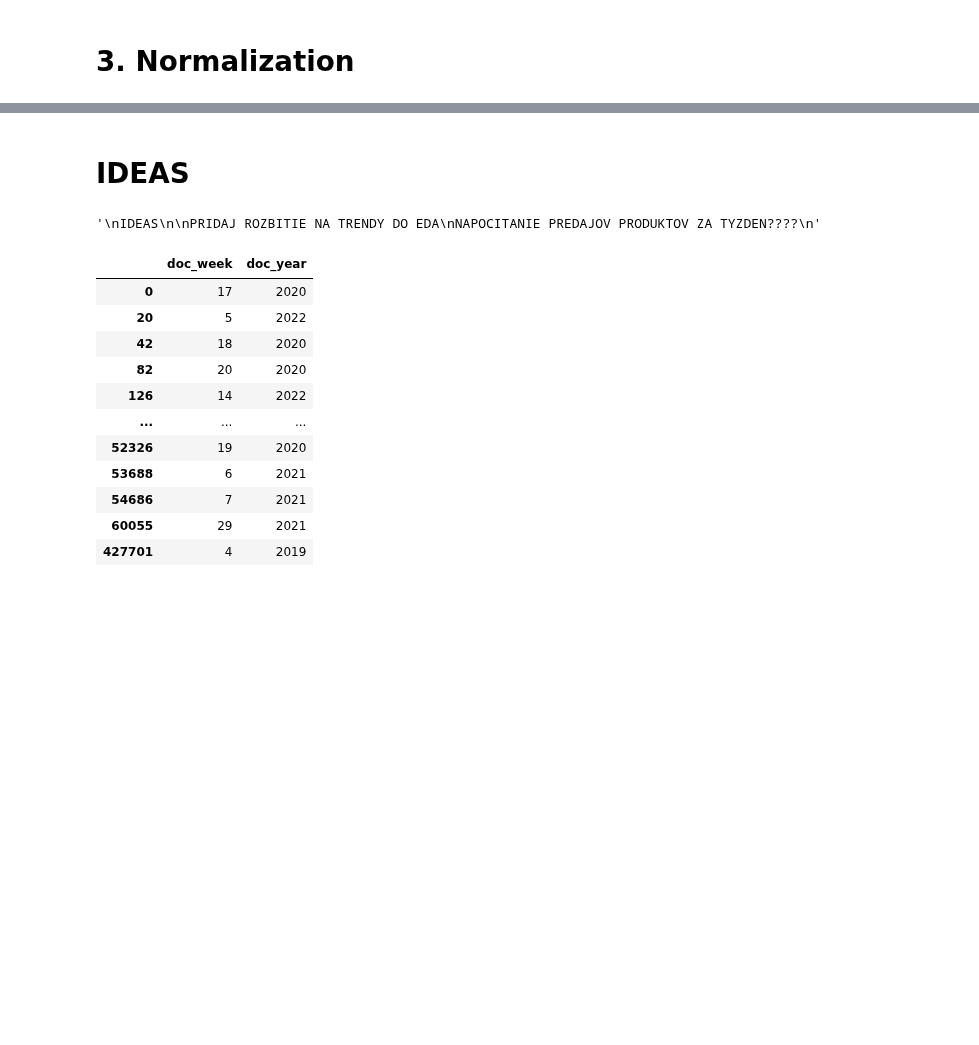
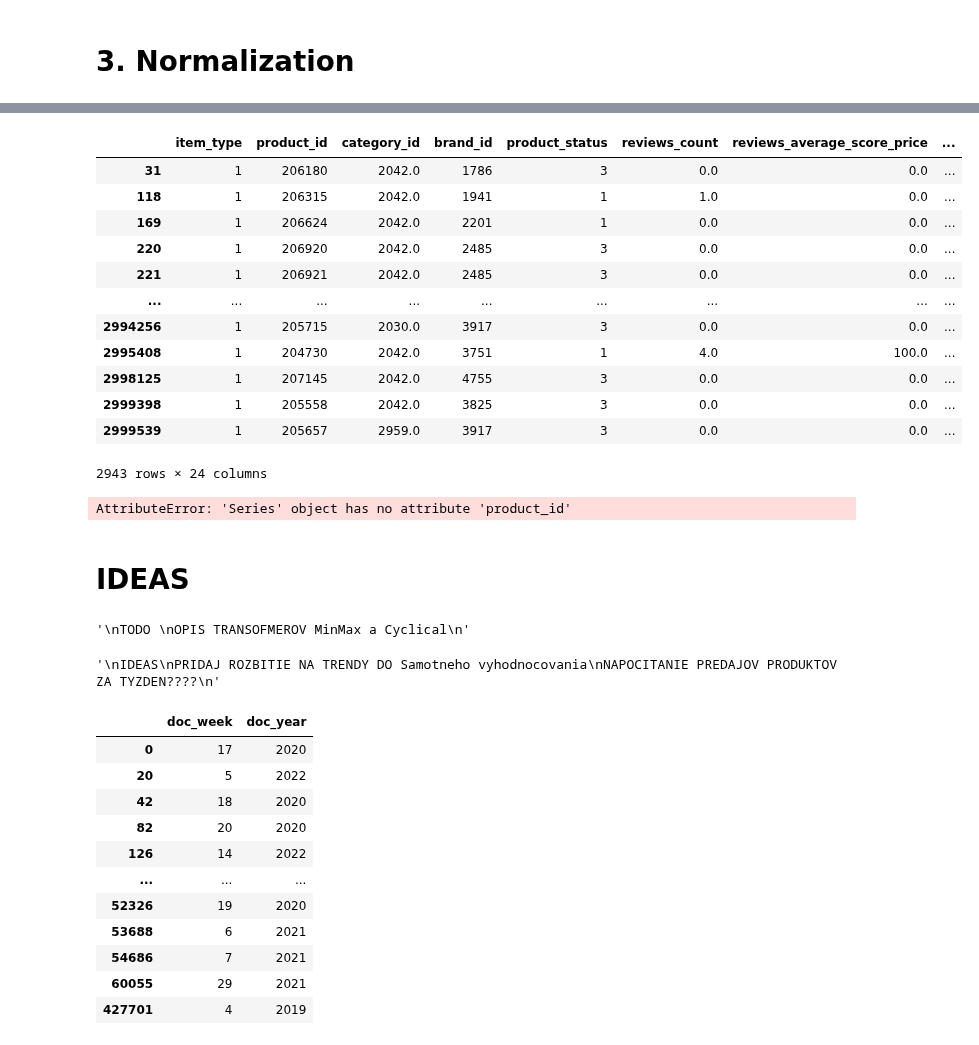
Before and after one commit to xSchon/BP, a Jupyter notebook: Preprocessing.ipynb, the cells around one changed output, grey strips where cells are left out. Cells and saved outputs as stored; diff of their text form; code cells hidden in the pictures; blank space fills up the shorter version.

```diff
--- a/Preprocessing.ipynb
+++ b/Preprocessing.ipynb
@@ -432,14 +528,41 @@ data_scale(data[['item_unit_price_with_vat']]).describe()
+# %%
+cluster_tester
+# %% [output]
+|  | item_type | product_id | category_id | brand_id | product_status | reviews_count | reviews_average_score_price | ... |
+| 31 | 1 | 206180 | 2042.0 | 1786 | 3 | 0.0 | 0.0 | ... |
+| 118 | 1 | 206315 | 2042.0 | 1941 | 1 | 1.0 | 0.0 | ... |
+| 169 | 1 | 206624 | 2042.0 | 2201 | 1 | 0.0 | 0.0 | ... |
+| 220 | 1 | 206920 | 2042.0 | 2485 | 3 | 0.0 | 0.0 | ... |
+| 221 | 1 | 206921 | 2042.0 | 2485 | 3 | 0.0 | 0.0 | ... |
+| ... | ... | ... | ... | ... | ... | ... | ... | ... |
+| 2994256 | 1 | 205715 | 2030.0 | 3917 | 3 | 0.0 | 0.0 | ... |
+| 2995408 | 1 | 204730 | 2042.0 | 3751 | 1 | 4.0 | 100.0 | ... |
+| 2998125 | 1 | 207145 | 2042.0 | 4755 | 3 | 0.0 | 0.0 | ... |
+| 2999398 | 1 | 205558 | 2042.0 | 3825 | 3 | 0.0 | 0.0 | ... |
+| 2999539 | 1 | 205657 | 2959.0 | 3917 | 3 | 0.0 | 0.0 | ... |
+2943 rows × 24 columns
+# %%
+data[data.product_id.isin(cluster_tester.product_id.values)]
+# %% [output]
+AttributeError: 'Series' object has no attribute 'product_id'
 # %% [markdown]
 # IDEAS
+# %%
+"""
+TODO
+OPIS TRANSOFMEROV MinMax a Cyclical
+OPIS A UPRATANIE CLUSTERINGU
+"""
+# %% [output]
+'\nTODO \nOPIS TRANSOFMEROV MinMax a Cyclical\n'
 # %%
 """
 IDEAS
-
-PRIDAJ ROZBITIE NA TRENDY DO EDA
+PRIDAJ ROZBITIE NA TRENDY DO Samotneho vyhodnocovania
 NAPOCITANIE PREDAJOV PRODUKTOV ZA TYZDEN????
 """
 # %% [output]
-'\nIDEAS\n\nPRIDAJ ROZBITIE NA TRENDY DO EDA\nNAPOCITANIE PREDAJOV PRODUKTOV ZA TYZDEN????\n'
+'\nIDEAS\nPRIDAJ ROZBITIE NA TRENDY DO Samotneho vyhodnocovania\nNAPOCITANIE PREDAJOV PRODUKTOV ZA TYZDEN????\n'
 # %%
 tmp = data[['product_id', 'doc_week', 'doc_year', 'item_quantity']].groupby(by=['doc_year', 'doc_week', 'product_id'], as_index=False).sum()
 # %%
```
Also changed, not shown: parts of 24 cells of this notebook.
